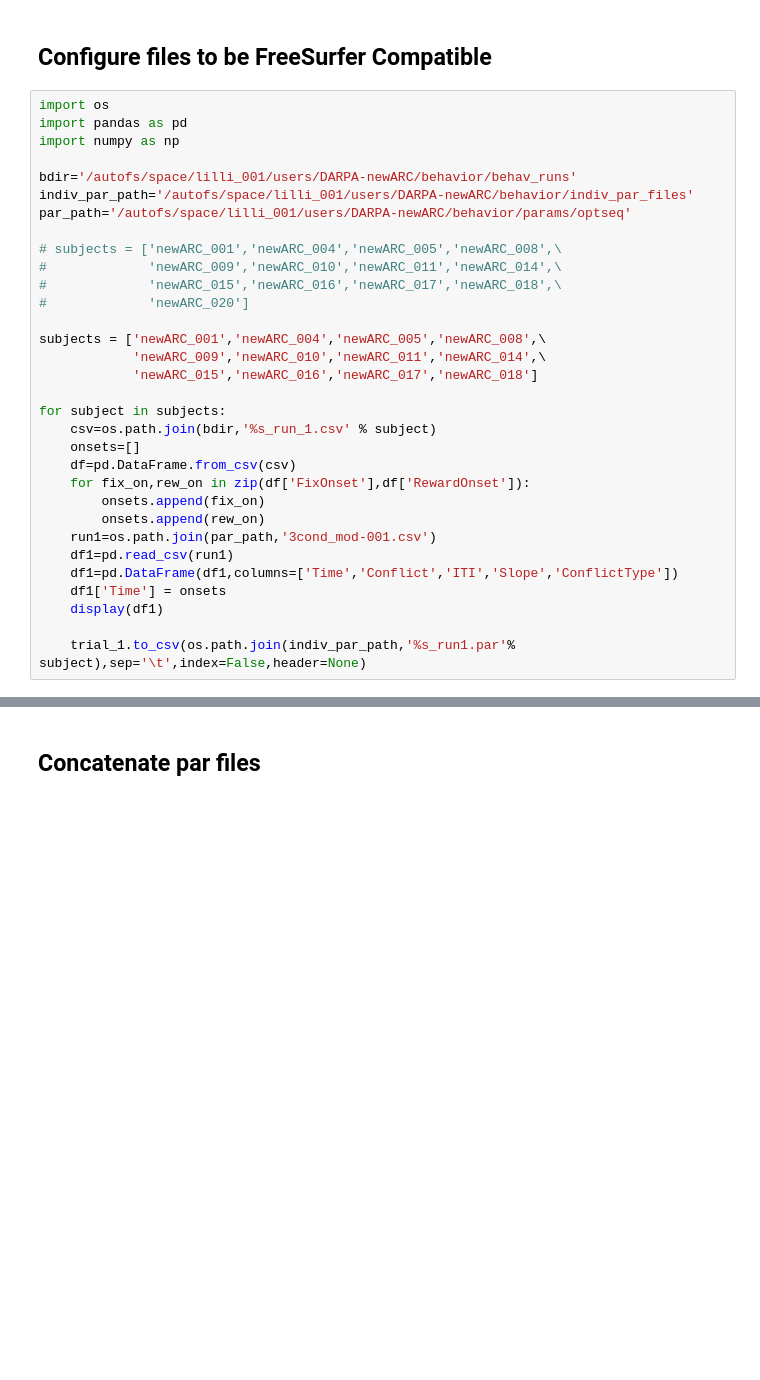
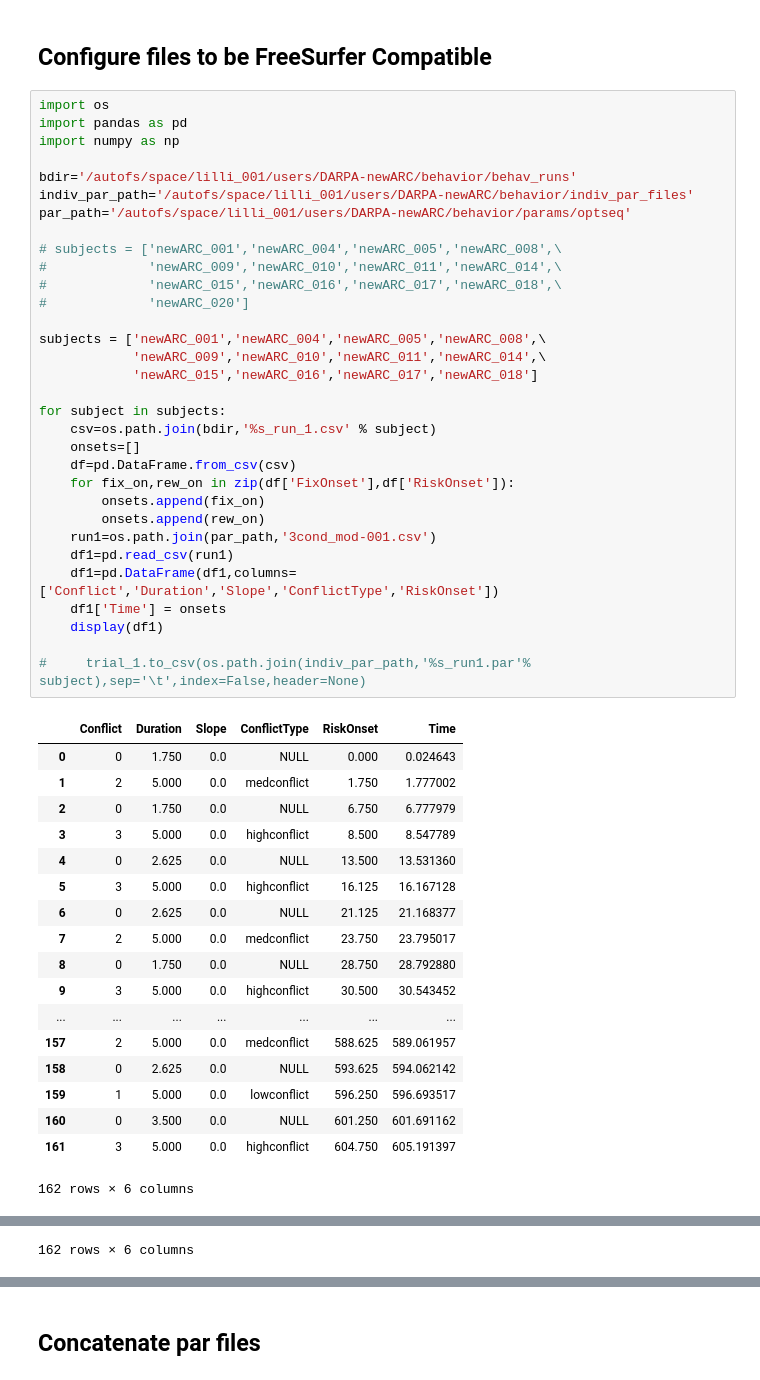
Before and after one commit to hahnemilym/darpa_newARC_scripts, a Jupyter notebook: newARC_ParametricModulationPreprocPar.ipynb, the cells around one changed output, grey strips where cells are left out. Cells and saved outputs as stored; diff of their text form; blank space fills up the shorter version.

Commit message:
mod par files - onsets

```diff
--- a/newARC_ParametricModulationPreprocPar.ipynb
+++ b/newARC_ParametricModulationPreprocPar.ipynb
@@ -72,32 +93,51 @@ df2.to_csv(os.path.join(par_path,'3cond_mod-AllRuns.csv'),index=False)
 # %%
 import os
 import pandas as pd
 import numpy as np
 
 bdir='/autofs/space/lilli_001/users/DARPA-newARC/behavior/behav_runs'
 indiv_par_path='/autofs/space/lilli_001/users/DARPA-newARC/behavior/indiv_par_files'
 par_path='/autofs/space/lilli_001/users/DARPA-newARC/behavior/params/optseq'
 
 # subjects = ['newARC_001','newARC_004','newARC_005','newARC_008',\
 #             'newARC_009','newARC_010','newARC_011','newARC_014',\
 #             'newARC_015','newARC_016','newARC_017','newARC_018',\
 #             'newARC_020']
 
 subjects = ['newARC_001','newARC_004','newARC_005','newARC_008',\
             'newARC_009','newARC_010','newARC_011','newARC_014',\
             'newARC_015','newARC_016','newARC_017','newARC_018']
 
 for subject in subjects:
     csv=os.path.join(bdir,'%s_run_1.csv' % subject)
     onsets=[]
     df=pd.DataFrame.from_csv(csv)
-    for fix_on,rew_on in zip(df['FixOnset'],df['RewardOnset']):
+    for fix_on,rew_on in zip(df['FixOnset'],df['RiskOnset']):
         onsets.append(fix_on)
         onsets.append(rew_on)
     run1=os.path.join(par_path,'3cond_mod-001.csv')
     df1=pd.read_csv(run1)
-    df1=pd.DataFrame(df1,columns=['Time','Conflict','ITI','Slope','ConflictType'])
+    df1=pd.DataFrame(df1,columns=['Conflict','Duration','Slope','ConflictType','RiskOnset'])
     df1['Time'] = onsets
     display(df1)
 
-    trial_1.to_csv(os.path.join(indiv_par_path,'%s_run1.par'% subject),sep='\t',index=False,header=None)
+#     trial_1.to_csv(os.path.join(indiv_par_path,'%s_run1.par'% subject),sep='\t',index=False,header=None)
+# %% [output]
+|  | Conflict | Duration | Slope | ConflictType | RiskOnset | Time |
+| 0 | 0 | 1.750 | 0.0 | NULL | 0.000 | 0.024643 |
+| 1 | 2 | 5.000 | 0.0 | medconflict | 1.750 | 1.777002 |
+| 2 | 0 | 1.750 | 0.0 | NULL | 6.750 | 6.777979 |
+| 3 | 3 | 5.000 | 0.0 | highconflict | 8.500 | 8.547789 |
+| 4 | 0 | 2.625 | 0.0 | NULL | 13.500 | 13.531360 |
+| 5 | 3 | 5.000 | 0.0 | highconflict | 16.125 | 16.167128 |
+| 6 | 0 | 2.625 | 0.0 | NULL | 21.125 | 21.168377 |
+| 7 | 2 | 5.000 | 0.0 | medconflict | 23.750 | 23.795017 |
+| 8 | 0 | 1.750 | 0.0 | NULL | 28.750 | 28.792880 |
+| 9 | 3 | 5.000 | 0.0 | highconflict | 30.500 | 30.543452 |
+| ... | ... | ... | ... | ... | ... | ... |
+| 157 | 2 | 5.000 | 0.0 | medconflict | 588.625 | 589.061957 |
+| 158 | 0 | 2.625 | 0.0 | NULL | 593.625 | 594.062142 |
+| 159 | 1 | 5.000 | 0.0 | lowconflict | 596.250 | 596.693517 |
+| 160 | 0 | 3.500 | 0.0 | NULL | 601.250 | 601.691162 |
+| 161 | 3 | 5.000 | 0.0 | highconflict | 604.750 | 605.191397 |
+162 rows × 6 columns
@@ -103,0 +161 @@ for subject in subjects:
+162 rows × 6 columns
```
Also changed, not shown: parts of 2 cells of this notebook.
